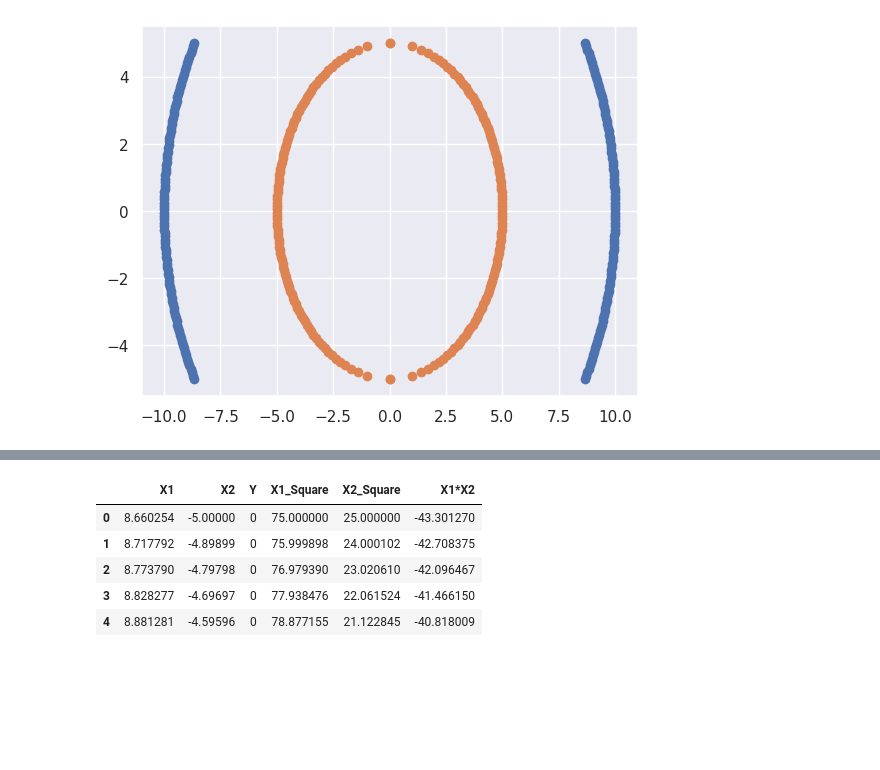
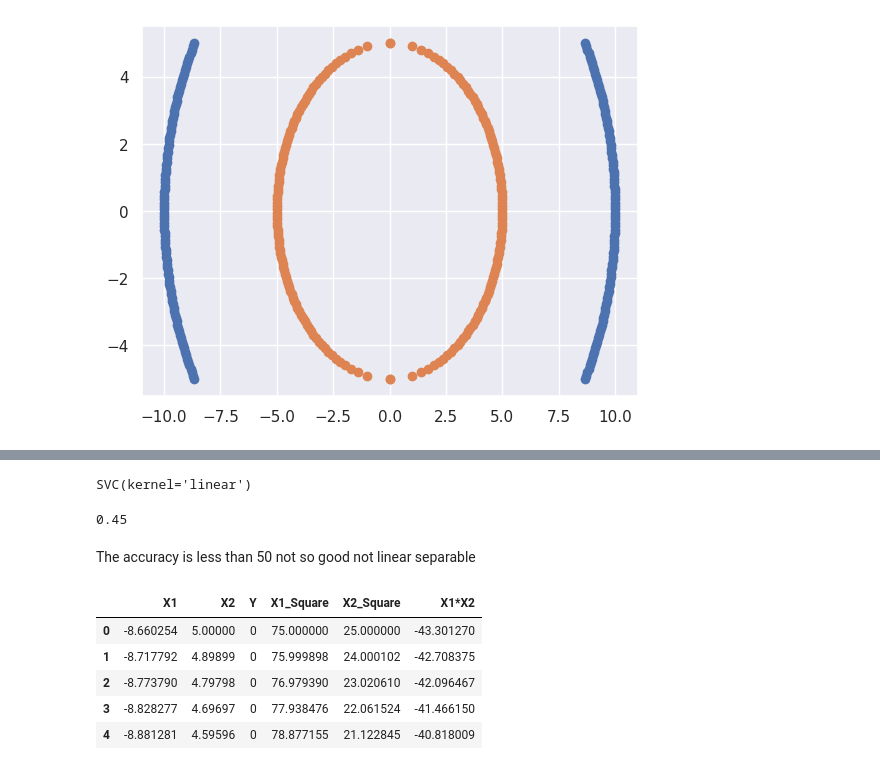
Before and after one commit to Hameedhullah/Machine-Learning, a Jupyter notebook: Support_Vector_Machine.ipynb, the cells around one changed output, grey strips where cells are left out. Drawn from its saved outputs; the diff is of its cells as text; code cells hidden in the pictures; blank space fills up the shorter version.

```diff
--- a/Support_Vector_Machine.ipynb
+++ b/Support_Vector_Machine.ipynb
@@ -319,9 +319,11 @@ print(r2_score(svr_y_test,svr_y_predcv))
 # %% [markdown]
 # SVM Kernal Practical Implementation
 # %%
+# linespace create 100 number from range -5 to 5.
+
 x = np.linspace(-5.0,5.0,100)
 y = np.sqrt(10**2 - x**2)
-y = np.hstack([y,-y])
-x = np.hstack([x,-x])
+y = np.hstack([-y,y])
+x = np.hstack([-x,x])
 # %%
 x1 = np.linspace(-5.0,5.0,100)
@@ -337,9 +396,15 @@ plt.scatter(y1,x1)
 # %%
-df1 = pd.DataFrame(np.vstack([y,x]).T,columns=['X1','X2'])
+#vstack = Stacking the data in vertically to create the datframe
+
+x = np.hstack([x,np.zeros(y.shape[0] - x.shape[0])])
+df1 = pd.DataFrame(np.vstack([y,x]).T, columns = ['X1','X2'])
 df1['Y'] = 0
-df2 = pd.DataFrame(np.vstack([y1,x1]).T,columns=['X1','X2'])
+
+df2 = pd.DataFrame(np.vstack([y1,x1]).T, columns = ['X1','X2'])
 df2['Y'] = 1
+
 df = pd.concat([df1, df2], ignore_index=True)
-df.head()
+
+df.sample(10)
 # %% [output]
 |  | X1 | X2 | Y |
@@ -360,13 +445,30 @@ df.tail()
+# %%
+# Svm using the kernel = linear
+
+cls = SVC(kernel = 'linear')
+cls.fit(X_train,y_train)
+# %% [output]
+SVC(kernel='linear')
+# %%
+cls_y_pred = cls.predict(X_test)
+accuracy_score(y_test,cls_y_pred)
+# %% [output]
+0.45
+# %% [markdown]
+The accuracy is less than 50 not so good not linear separable
 # %%
-df['X1_Square']=df['X1']**2
-df['X2_Square']=df['X2']**2
-df['X1*X2']=df['X1']*df['X2']
+# Polynominal Kernal
+#X1,X2,X1_Square,X2_Square,X1*X2
+
+df['X1_Square'] = df['X1']**2
+df['X2_Square'] = df['X2']**2
+df['X1*X2'] = (df['X1'] * df['X2'])
 df.head()
 # %% [output]
 |  | X1 | X2 | Y | X1_Square | X2_Square | X1*X2 |
-| 0 | 8.660254 | -5.00000 | 0 | 75.000000 | 25.000000 | -43.301270 |
-| 1 | 8.717792 | -4.89899 | 0 | 75.999898 | 24.000102 | -42.708375 |
-| 2 | 8.773790 | -4.79798 | 0 | 76.979390 | 23.020610 | -42.096467 |
-| 3 | 8.828277 | -4.69697 | 0 | 77.938476 | 22.061524 | -41.466150 |
-| 4 | 8.881281 | -4.59596 | 0 | 78.877155 | 21.122845 | -40.818009 |
+| 0 | -8.660254 | 5.00000 | 0 | 75.000000 | 25.000000 | -43.301270 |
+| 1 | -8.717792 | 4.89899 | 0 | 75.999898 | 24.000102 | -42.708375 |
+| 2 | -8.773790 | 4.79798 | 0 | 76.979390 | 23.020610 | -42.096467 |
+| 3 | -8.828277 | 4.69697 | 0 | 77.938476 | 22.061524 | -41.466150 |
+| 4 | -8.881281 | 4.59596 | 0 | 78.877155 | 21.122845 | -40.818009 |
 # %%
```
Also changed, not shown: parts of 38 cells of this notebook.
